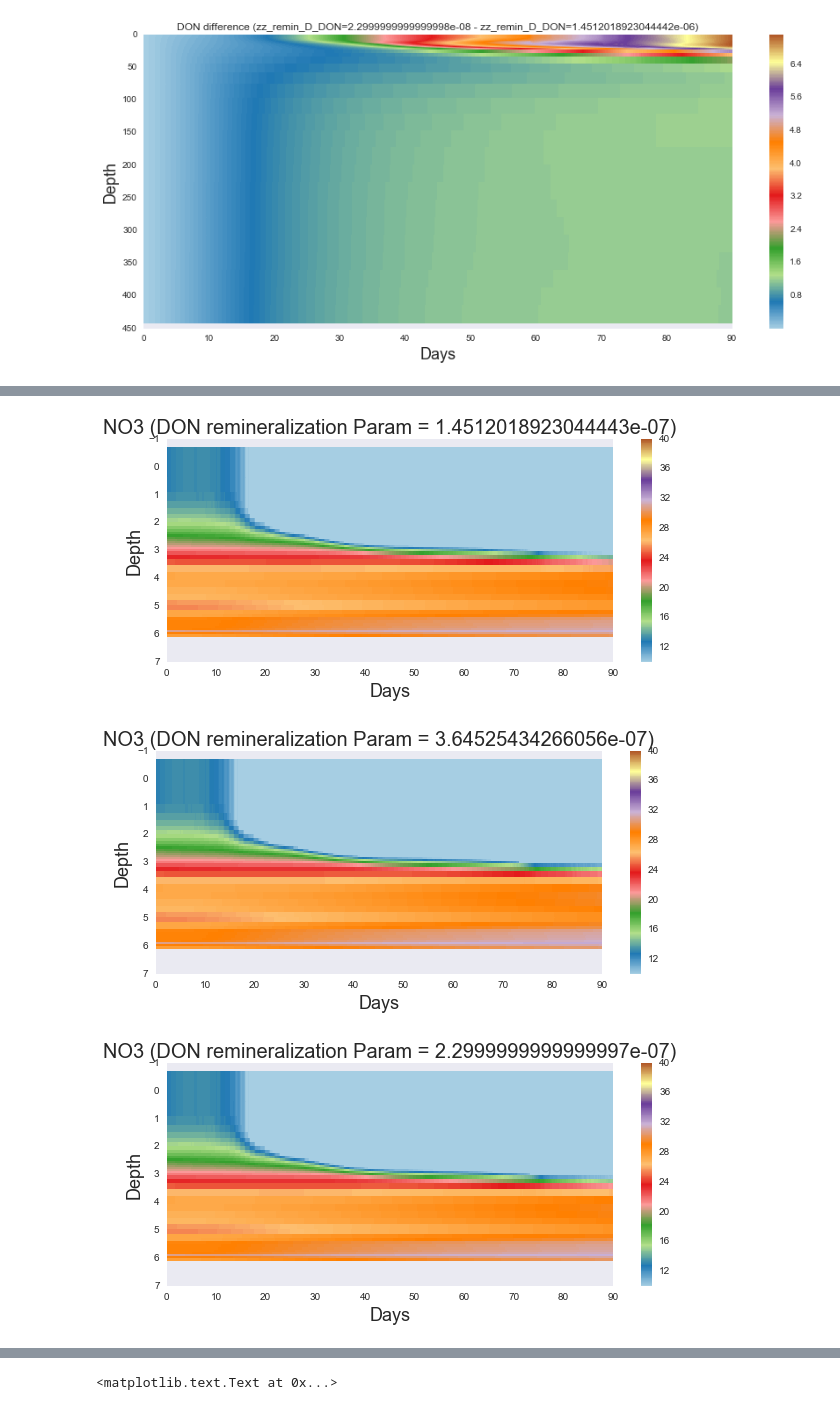
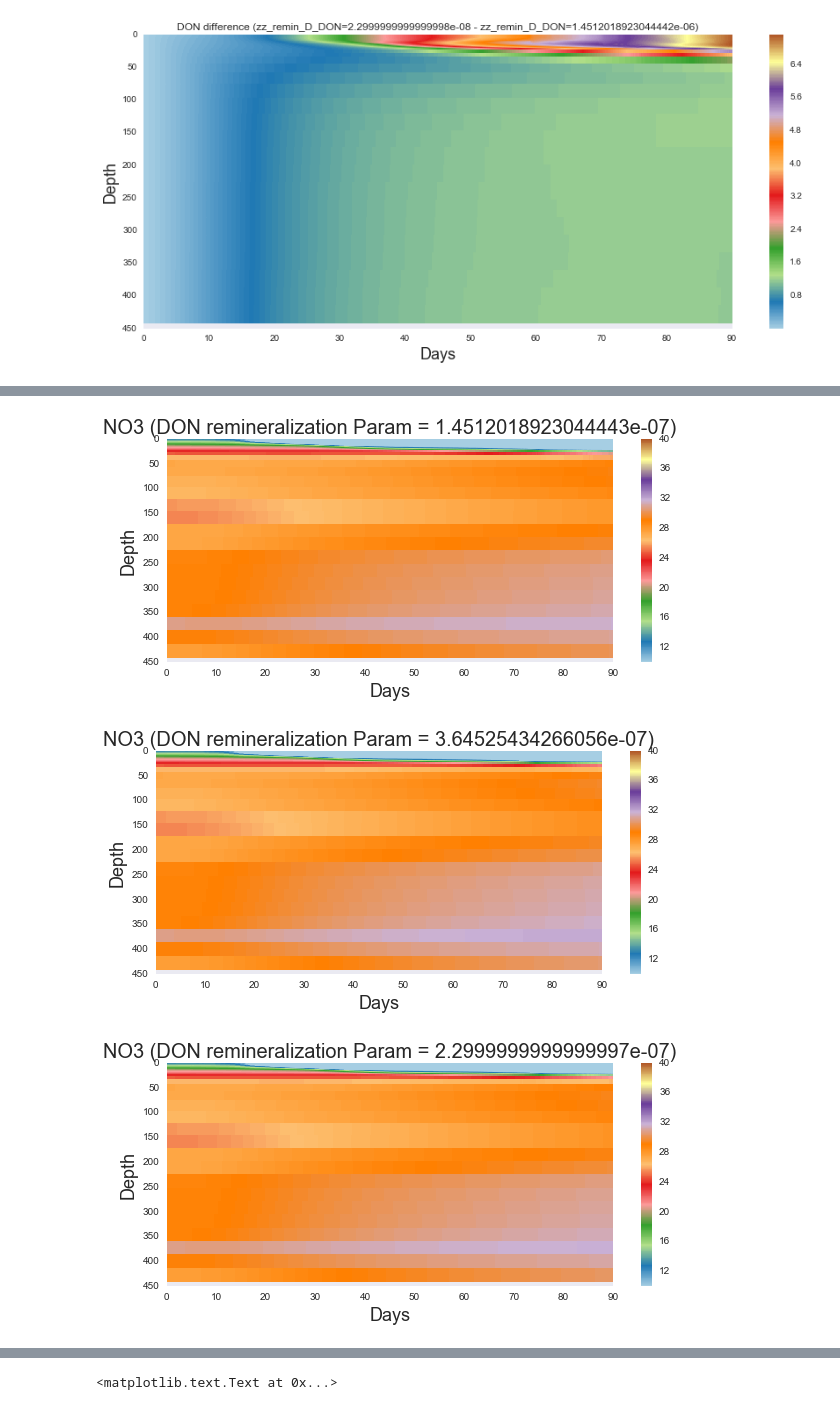
Before and after one commit to SalishSeaCast/analysis-james, a Jupyter notebook: notebooks/DON_remin.ipynb, the cells around one changed output, grey strips where cells are left out. Cells and saved outputs as stored; diff of their text form; code cells hidden in the pictures.

```diff
--- a/notebooks/DON_remin.ipynb
+++ b/notebooks/DON_remin.ipynb
@@ -27,3 +28,15 @@ for file in os.listdir(group_results_directory):
 
 tracer_datasets = [xr.open_dataset(group_results_directory + '/' + file +'/' + tracer_file) for file in individual_directories]
 dataset_dict = dict(zip(param_vals, tracer_datasets))
+# %%
+depths = dataset_dict[param_vals[0]].deptht.values
+
+min_depth_index = np.argmax(depths > 150)
+max_depth_index = len(depths)
+
+#for param in param_vals:
+t = np.array([float(x) for x in dataset_dict[param_vals[0]].time_centered.values])
+days = (t[:] - t[0])/10**9/3600/24
+
+min_day_index = np.argmax(days > 30)
+max_day_index = len(days)
@@ -77,7 +151,7 @@ for DON_remin_const in dataset_dict:
     tz,zt=np.meshgrid((t[:] - t[0])/10**9/3600/24,z[:])
 
     fig, ax = plt.subplots(1, 1,figsize=(10,4))
-    mesh=plt.pcolormesh(tz,np.log(zt),dataset_dict[DON_remin_const].NO3.values[:,:,2,2].T, vmin = 10, vmax = 40)
+    mesh=plt.pcolormesh(tz,zt,dataset_dict[DON_remin_const].NO3.values[:,:,2,2].T, vmin = 10, vmax = 40)
     fig.colorbar(mesh)
     plt.gca().invert_yaxis()
     plt.title("NO3 (DON remineralization Param = " + str(DON_remin_const)+")", size = 20)
@@ -91,3 +165,3 @@ for DON_remin_const in dataset_dict:
-[figure, old version]
+[figure, new version]
-[figure, old version]
+[figure, new version]
-[figure, old version]
+[figure, new version]
```
Also changed, not shown: parts of 10 cells of this notebook, 4 other files.
